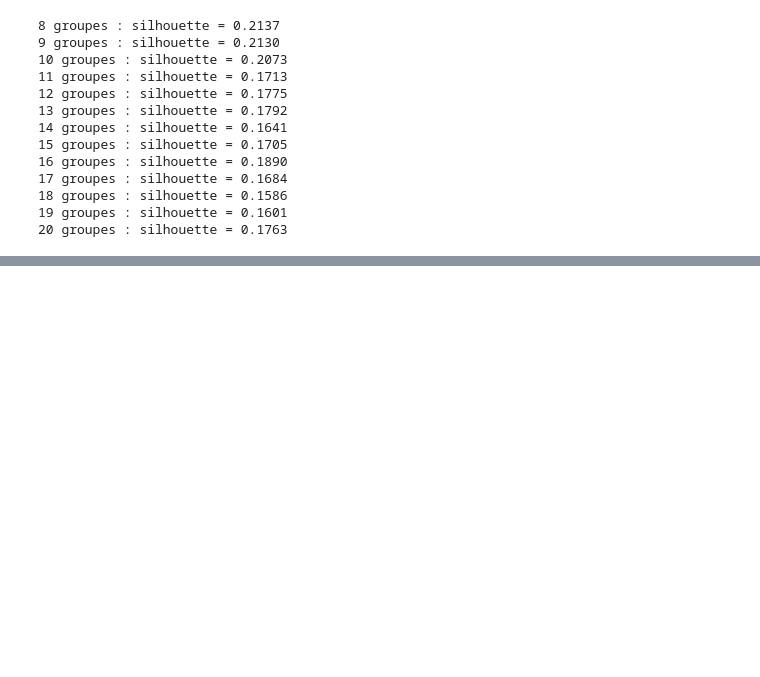
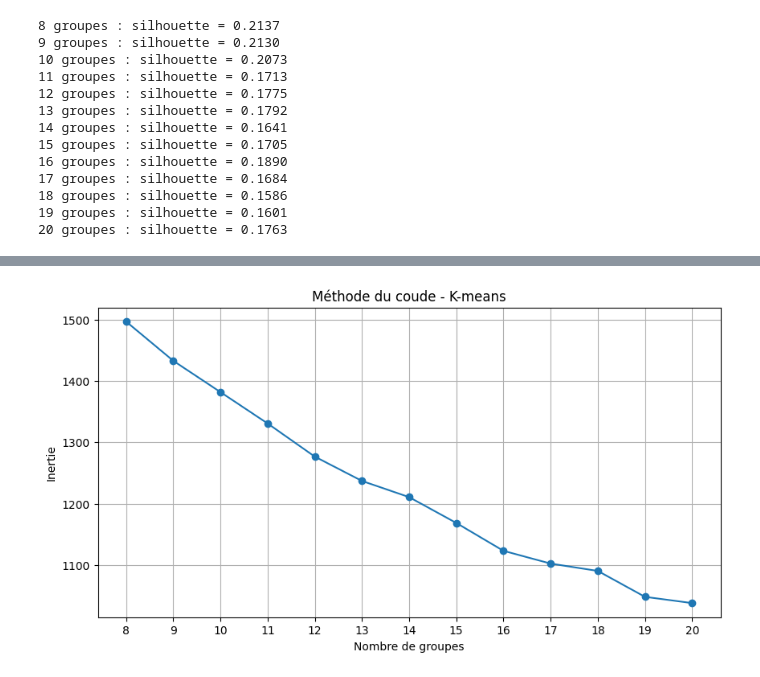
Before and after one commit to Smqck/NBA-Project, a Jupyter notebook: projet NBA/nba-player comparatif.ipynb, the cells around one changed output, grey strips where cells are left out. Saved outputs shown, nothing was run; the diff lists cells and outputs as text; code cells hidden in the pictures; blank space fills up the shorter version.

```diff
--- a/projet NBA/nba-player comparatif.ipynb
+++ b/projet NBA/nba-player comparatif.ipynb
@@ -1556,0 +1566,17 @@ for k in range(8, 21):
+# %%
+import matplotlib.pyplot as plt
+
+plt.figure(figsize=(10, 5))
+
+plt.plot(range(8, 21), inerties, marker="o")
+
+plt.xlabel("Nombre de groupes")
+plt.ylabel("Inertie")
+plt.title("Méthode du coude - K-means")
+
+plt.xticks(range(8, 21))
+plt.grid()
+
+plt.show()
+# %% [output]
+[figure, added]
```
Also changed, not shown: parts of 13 cells of this notebook, 1 other file.
